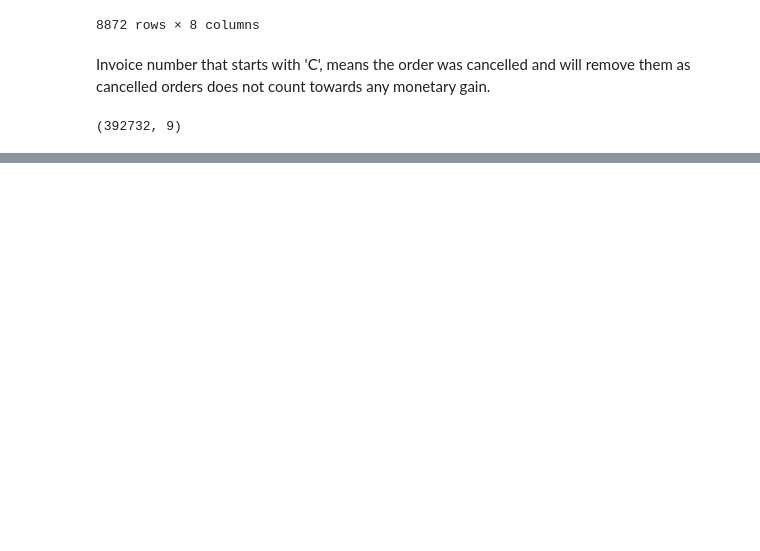
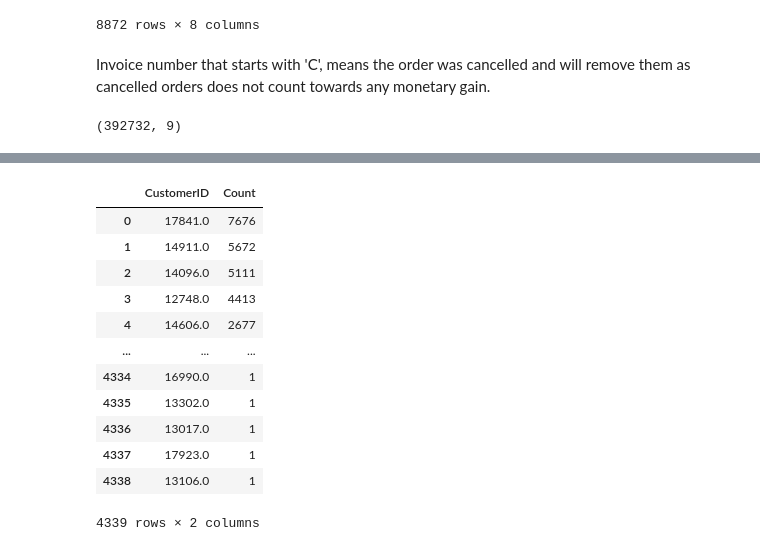
Before and after one commit to Sharath2021/Online-Retail-Customer-Segmentation, a Jupyter notebook: Online_Retail_Customer_Segmentation_Capstone_Project.ipynb, the cells around one changed output, grey strips where cells are left out. Drawn from its saved outputs; the diff is of its cells as text; code cells hidden in the pictures; blank space fills up the shorter version.

```diff
--- a/Online_Retail_Customer_Segmentation_Capstone_Project.ipynb
+++ b/Online_Retail_Customer_Segmentation_Capstone_Project.ipynb
@@ -159,0 +200,19 @@ retail_data.drop(columns=['index'],inplace=True)
+# %%
+# most active customer
+active_customers=pd.DataFrame(retail_data['CustomerID'].value_counts().sort_values(ascending=False).reset_index())
+active_customers.rename(columns={'index':'CustomerID','CustomerID':'Count'},inplace=True)
+active_customers
+# %% [output]
+|  | CustomerID | Count |
+| 0 | 17841.0 | 7676 |
+| 1 | 14911.0 | 5672 |
+| 2 | 14096.0 | 5111 |
+| 3 | 12748.0 | 4413 |
+| 4 | 14606.0 | 2677 |
+| ... | ... | ... |
+| 4334 | 16990.0 | 1 |
+| 4335 | 13302.0 | 1 |
+| 4336 | 13017.0 | 1 |
+| 4337 | 17923.0 | 1 |
+| 4338 | 13106.0 | 1 |
+4339 rows × 2 columns
```
Also changed, not shown: parts of 9 cells of this notebook.
